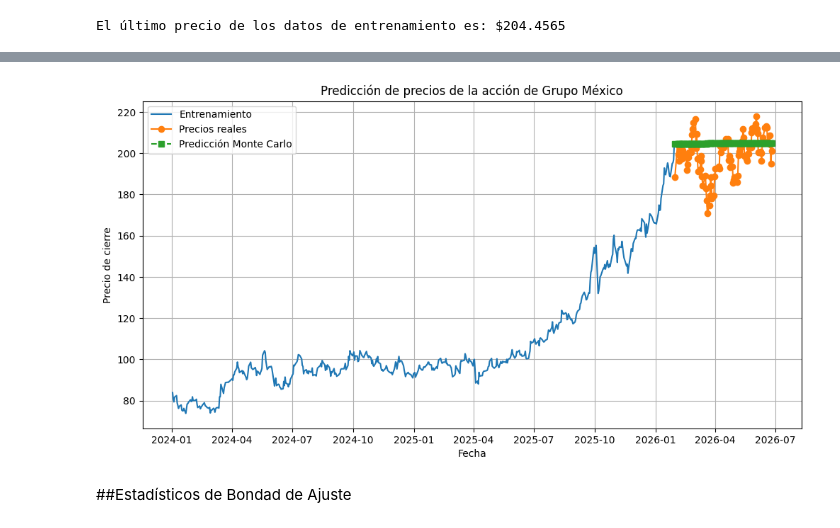
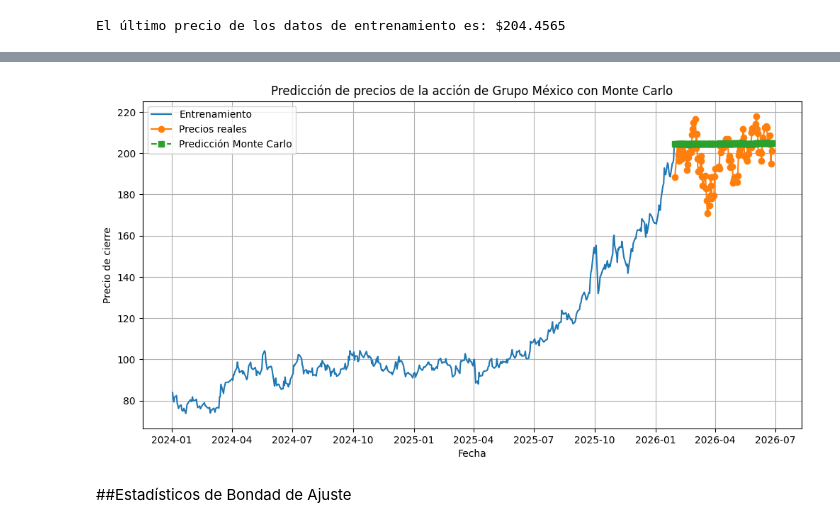
Before and after one commit to MartaPCastillo/Tesis, a Jupyter notebook: Monte_Carlo_Grupo_México.ipynb, the cells around one changed output, grey strips where cells are left out. Drawn from its saved outputs; the diff is of its cells as text; code cells hidden in the pictures.

```diff
--- a/Monte_Carlo_Grupo_México.ipynb
+++ b/Monte_Carlo_Grupo_México.ipynb
@@ -179,28 +206,28 @@ Date
 # %%
 plt.figure(figsize=(12,6))
 
 # Datos de entrenamiento
 plt.plot(train.index, train,
          label='Entrenamiento')
 
 # Datos reales
 plt.plot(test.index, test,
          marker='o', label='Precios reales')
 
 # Predicción
 plt.plot(test.index, pprecio_esperado,
          marker='s', linestyle='--',
          label='Predicción Monte Carlo')
 
-plt.title('Predicción de precios de la acción de Grupo México')
+plt.title('Predicción de precios de la acción de Grupo México con Monte Carlo')
 plt.xlabel('Fecha')
 plt.ylabel('Precio de cierre')
 plt.legend()
 plt.grid(True)
 
 plt.show()
 # %% [output]
-[figure, old version]
+[figure, new version]
 # %% [markdown]
 ##Estadísticos de Bondad de Ajuste
 # %% [markdown]
```
Also changed, not shown: parts of 9 cells of this notebook.
